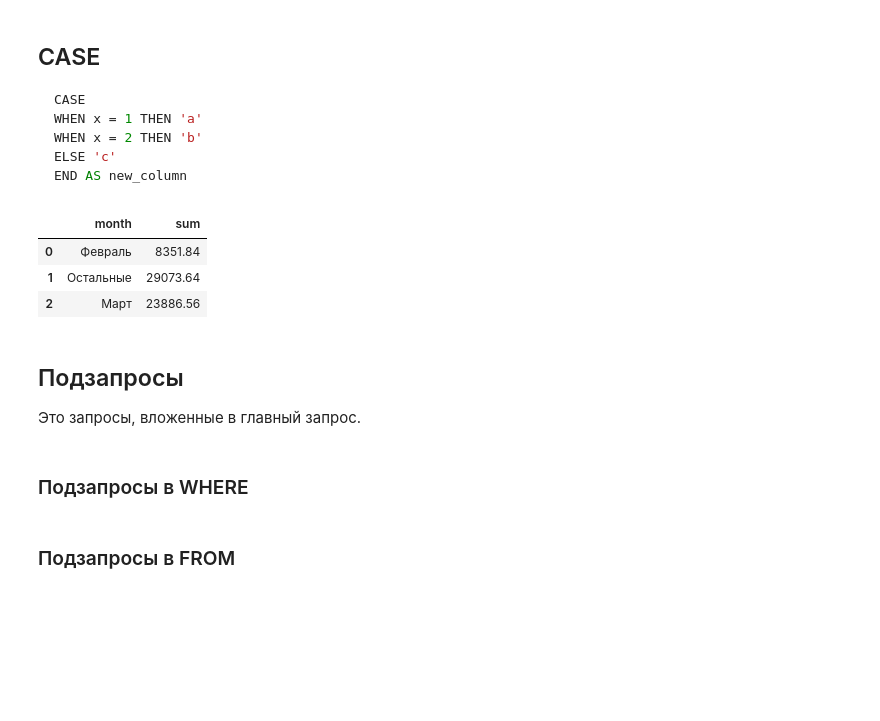
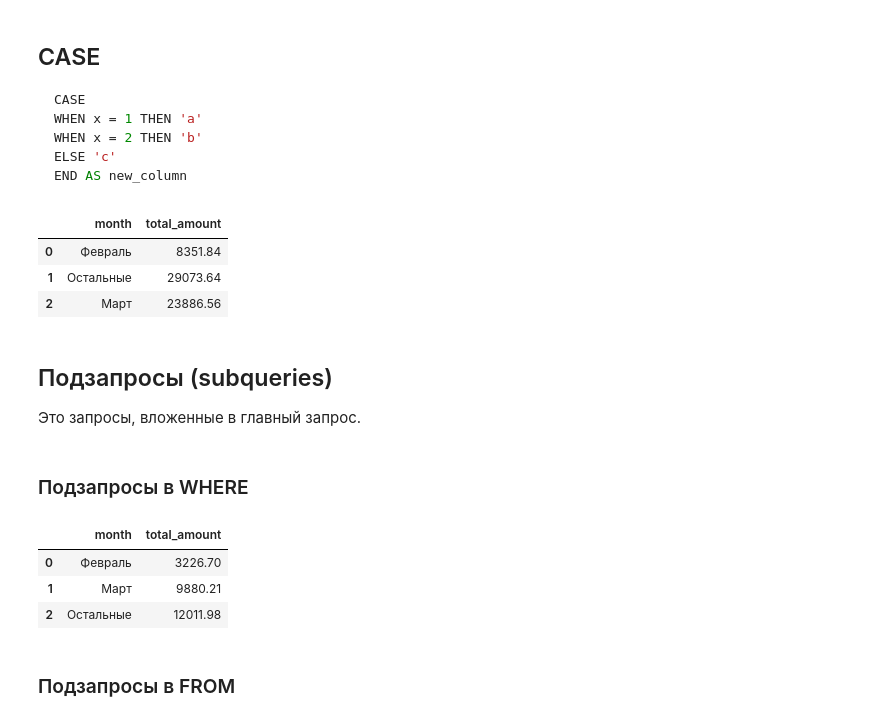
Before and after one commit to iakubovskii7/Development, a Jupyter notebook: 6. Работа с данными/Запросы на выгрузку данных PostgreSQL.ipynb, the cells around one changed output. Cells and saved outputs as stored; diff of their text form; code cells hidden in the pictures; blank space fills up the shorter version.

```diff
--- a/6. Работа с данными/Запросы на выгрузку данных PostgreSQL.ipynb
+++ b/6. Работа с данными/Запросы на выгрузку данных PostgreSQL.ipynb
@@ -206,25 +208,50 @@ END AS new_column
 # %%
 # Найти сумму выплат за февраль и март
 sql_query("""
 SELECT
 CASE WHEN EXTRACT(MONTH FROM payment_date) = 2 THEN 'Февраль'
 WHEN EXTRACT(MONTH FROM payment_date) = 3 THEN 'Март'
 ELSE 'Остальные'
 END as month,
-SUM(amount)
+SUM(amount) as total_amount
 FROM payment
 GROUP BY month
 """)
 # %% [output]
-|  | month | sum |
+|  | month | total_amount |
 | 0 | Февраль | 8351.84 |
 | 1 | Остальные | 29073.64 |
 | 2 | Март | 23886.56 |
 # %% [markdown]
-## Подзапросы
+## Подзапросы (subqueries)
 
 Это запросы, вложенные в главный запрос.
 # %% [markdown]
 ### Подзапросы в WHERE
+# %%
+# Найти сумму выплат за февраль и март ДЛЯ КЛИЕНТОВ, у которых суммарная стоимость не превысит 10долларов.
+sql_query("""
+SELECT
+CASE WHEN EXTRACT(MONTH FROM payment_date) = 2 THEN 'Февраль'
+WHEN EXTRACT(MONTH FROM payment_date) = 3 THEN 'Март'
+ELSE 'Остальные'
+END as month,
+SUM(amount) as total_amount
+FROM payment
+WHERE customer_id IN (
+SELECT customer_id
+FROM payment
+GROUP BY customer_id
+HAVING sum(amount) < 100
+)
+GROUP BY month
+ORDER BY total_amount
+DESC
+""")
+# %% [output]
+|  | month | total_amount |
+| 0 | Февраль | 3226.70 |
+| 1 | Март | 9880.21 |
+| 2 | Остальные | 12011.98 |
 # %% [markdown]
 ### Подзапросы в FROM
```
Also changed, not shown: parts of 12 cells of this notebook, 4 other files.
